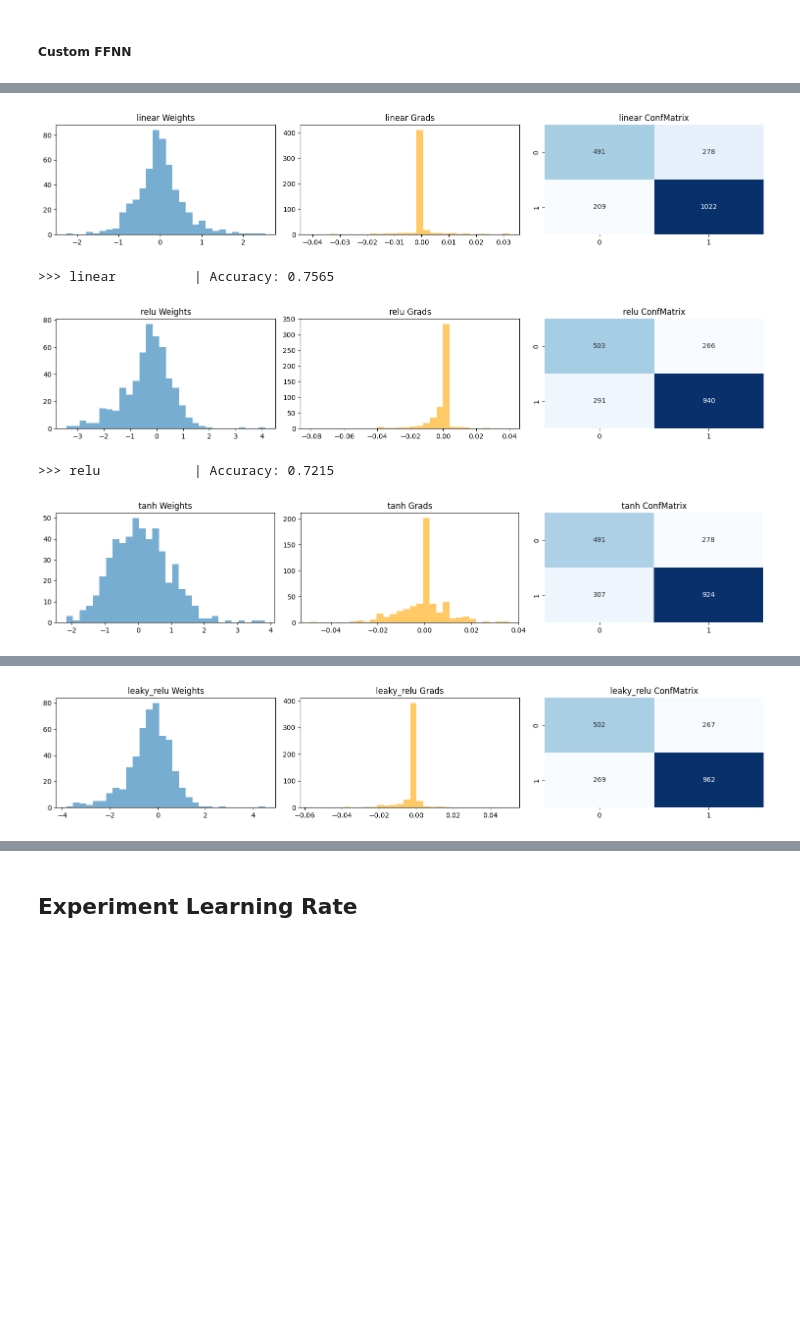
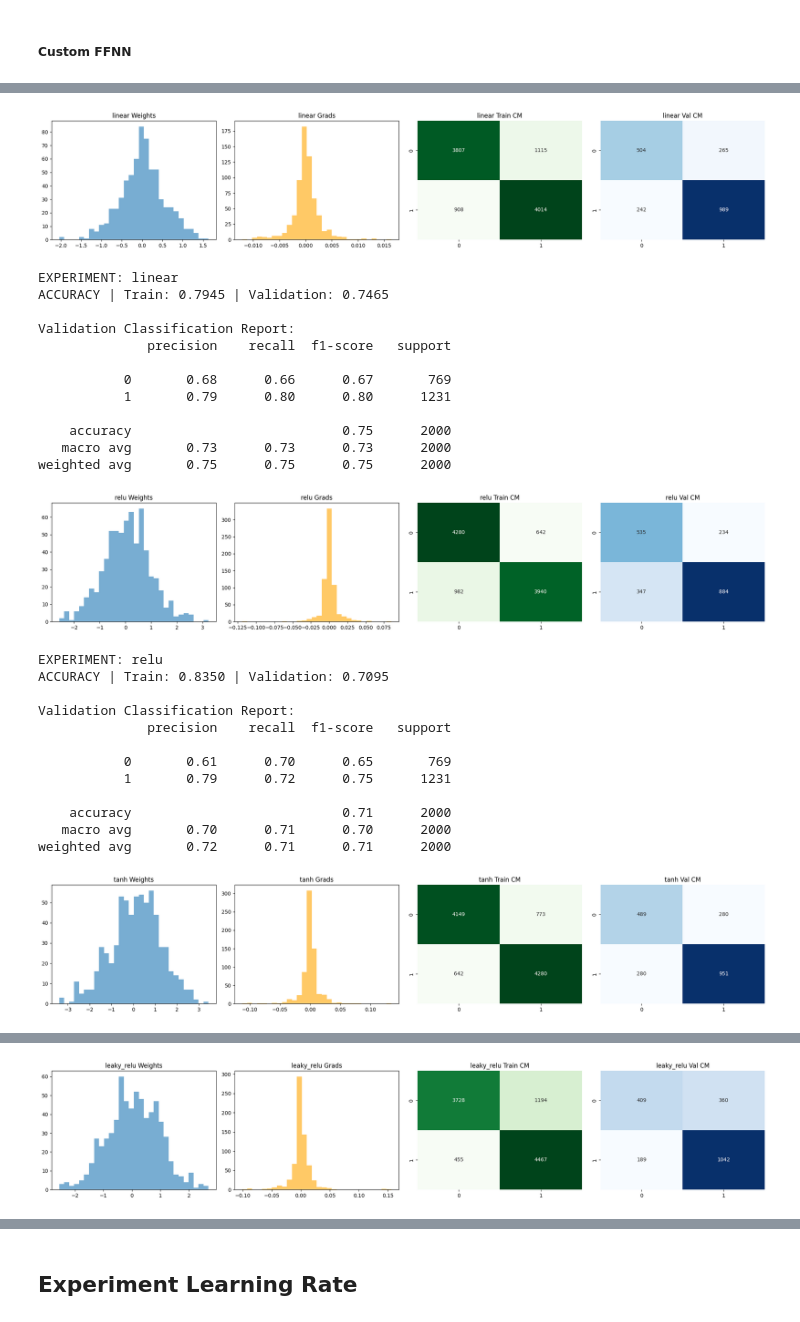
Before and after one commit to Azekhiel/JadiMesin_Tubes1_ML, a Jupyter notebook: src/experiment.ipynb, the cells around one changed output, grey strips where cells are left out. Cells and saved outputs as stored; diff of their text form; code cells hidden in the pictures; blank space fills up the shorter version.

Commit message:
feat: complete experiments for custom model

```diff
--- a/src/experiment.ipynb
+++ b/src/experiment.ipynb
@@ -90,0 +182,29 @@ def plot_results(res, lyr=-2, is_cls=True):
+# %%
+# Uji Depth
+
+results = {}
+
+variation = ["Variation 1 - 2 HL", "Variation 2 - 3 HL", "Variation 3 - 4 HL"]
+layer = [0,1,2]
+
+for i in range(len(variation)):
+    print(f"Training {variation[i]}")
+    m = FFNN(loss='bce')
+    m.add(Layer(21, 32, activation='relu', init_method='he'))
+    for j in range(layer[i]):
+        m.add(Layer(32, 32, activation='relu', init_method='he'))
+    m.add(Layer(32, 16, activation='relu', init_method='he'))
+    m.add(Layer(16, 1, activation='sigmoid', init_method='xavier'))
+
+    h = m.fit(X_train_classification, y_train_classification.reshape(-1, 1),
+              epochs=30, batch_size=32, verbose=0,
+              validation_data=(X_test_classification, y_test_classification.reshape(-1, 1)))
+
+    results[variation[i]] = {
+        'model': m, 'history': h,
+        'y_train_true': y_train_classification, 'y_train_pred': m.predict(X_train_classification),
+        'y_val_true': y_test_classification, 'y_val_pred': m.predict(X_test_classification)
+    }
+    print(f"Done: {variation[i]}")
+
+study_results(results, lyr=0, is_cls=True)
@@ -150,17 +317,23 @@ activations = ['linear', 'relu', 'tanh', 'leaky_relu', 'elu']
 results = {}
 
 for act in activations:
+    print(f"Training with {act}...")
     m = FFNN(loss='bce')
     m.add(Layer(21, 32, activation=act, init_method='he'))
     m.add(Layer(32, 16, activation='relu', init_method='he'))
     m.add(Layer(16, 1, activation='sigmoid', init_method='xavier'))
 
-    # fit silent
+
     h = m.fit(X_train_classification, y_train_classification.reshape(-1, 1),
-                        epochs=30, batch_size=32, verbose=0)
+              epochs=30, batch_size=32, verbose=0,
+              validation_data=(X_test_classification, y_test_classification.reshape(-1, 1)))
 
-    results[act] = {'model': m, 'history': h, 'y_true': y_test_classification, 'y_pred': m.predict(X_test_classification)}
-    print(f"Trained: {act}")
+    results[act] = {
+        'model': m, 'history': h,
+        'y_train_true': y_train_classification, 'y_train_pred': m.predict(X_train_classification),
+        'y_val_true': y_test_classification, 'y_val_pred': m.predict(X_test_classification)
+    }
+    print(f"Done: {act}")
 
-plot_results(results)
+study_results(results, lyr=0, is_cls=True)
 # %% [output]
@@ -173,5 +351,27 @@ Trained: elu
-[figure, old version]
+[figure, new version]
->>> linear          | Accuracy: 0.7565
+EXPERIMENT: linear
+ACCURACY | Train: 0.7945 | Validation: 0.7465
+
+Validation Classification Report:
+              precision    recall  f1-score   support
+
+           0       0.68      0.66      0.67       769
+           1       0.79      0.80      0.80      1231
+
+    accuracy                           0.75      2000
+   macro avg       0.73      0.73      0.73      2000
+weighted avg       0.75      0.75      0.75      2000
-[figure, old version]
+[figure, new version]
->>> relu            | Accuracy: 0.7215
+EXPERIMENT: relu
+ACCURACY | Train: 0.8350 | Validation: 0.7095
+
+Validation Classification Report:
+              precision    recall  f1-score   support
+
+           0       0.61      0.70      0.65       769
+           1       0.79      0.72      0.75      1231
+
+    accuracy                           0.71      2000
+   macro avg       0.70      0.71      0.70      2000
+weighted avg       0.72      0.71      0.71      2000
-[figure, old version]
+[figure, new version]
@@ -179 +390 @@ Trained: elu
-[figure, old version]
+[figure, new version]
```
Also changed, not shown: parts of 17 cells of this notebook.
